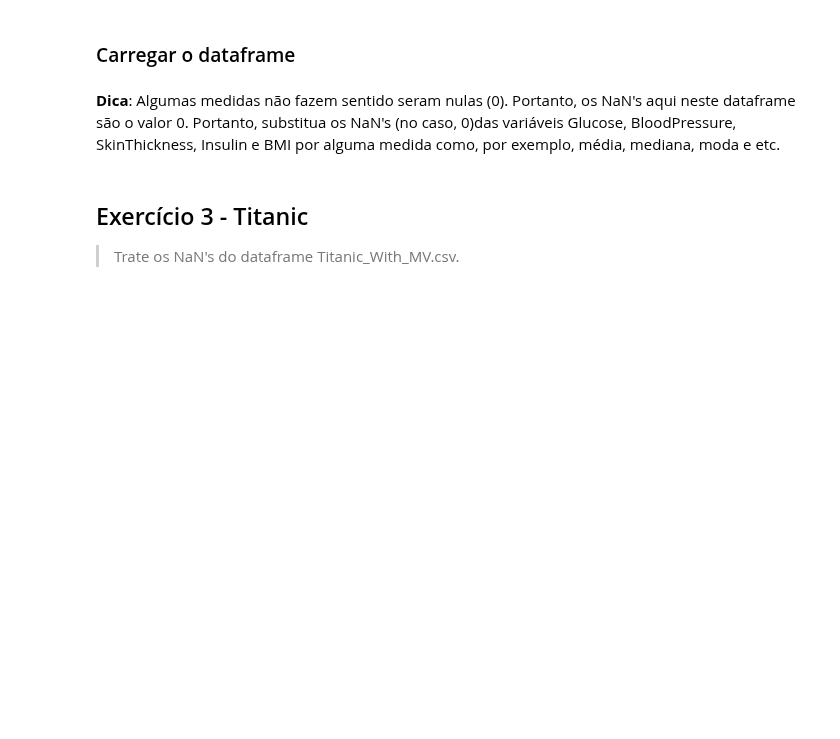
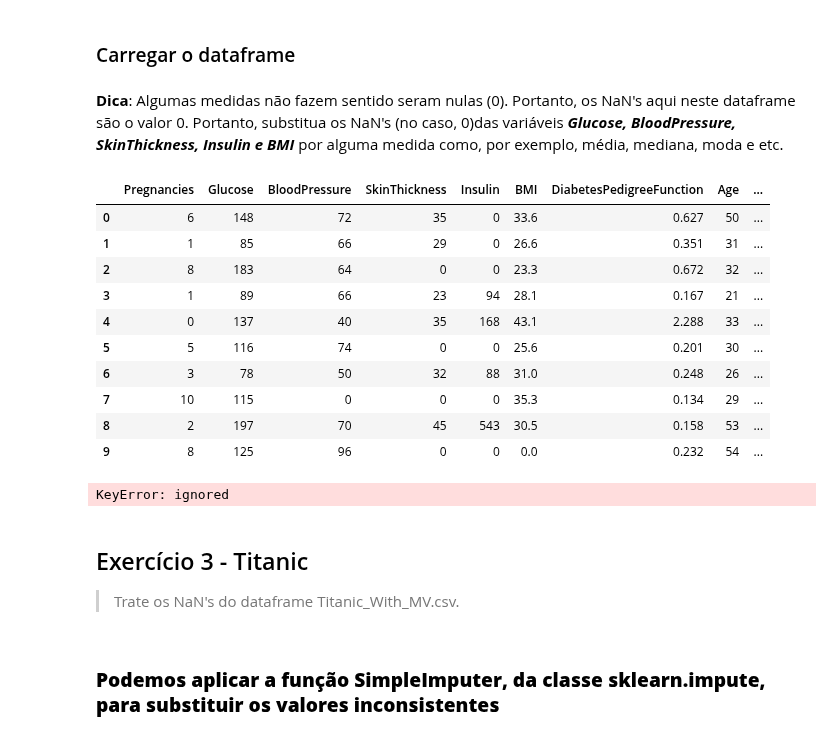
Before and after one commit to amgonca2019/DSWP, a Jupyter notebook: NB10_04__3DP_2_Missing_Value_Handling.ipynb, the cells around one changed output. Drawn from its saved outputs; the diff is of its cells as text; code cells hidden in the pictures; blank space fills up the shorter version.

```diff
--- a/NB10_04__3DP_2_Missing_Value_Handling.ipynb
+++ b/NB10_04__3DP_2_Missing_Value_Handling.ipynb
@@ -427,5 +480,26 @@ df.head()
 # %% [markdown]
-**Dica**: Algumas medidas não fazem sentido seram nulas (0). Portanto, os NaN's aqui neste dataframe são o valor 0. Portanto, substitua os NaN's (no caso, 0)das variáveis Glucose, BloodPressure, SkinThickness, Insulin e BMI por alguma medida como, por exemplo, média, mediana, moda e etc.
+**Dica**: Algumas medidas não fazem sentido seram nulas (0). Portanto, os NaN's aqui neste dataframe são o valor 0. Portanto, substitua os NaN's (no caso, 0)das variáveis ***Glucose, BloodPressure, SkinThickness, Insulin e BMI*** por alguma medida como, por exemplo, média, mediana, moda e etc.
+# %%
+df_diab.head(10)
+# %% [output]
+|  | Pregnancies | Glucose | BloodPressure | SkinThickness | Insulin | BMI | DiabetesPedigreeFunction | Age | ... |
+| 0 | 6 | 148 | 72 | 35 | 0 | 33.6 | 0.627 | 50 | ... |
+| 1 | 1 | 85 | 66 | 29 | 0 | 26.6 | 0.351 | 31 | ... |
+| 2 | 8 | 183 | 64 | 0 | 0 | 23.3 | 0.672 | 32 | ... |
+| 3 | 1 | 89 | 66 | 23 | 94 | 28.1 | 0.167 | 21 | ... |
+| 4 | 0 | 137 | 40 | 35 | 168 | 43.1 | 2.288 | 33 | ... |
+| 5 | 5 | 116 | 74 | 0 | 0 | 25.6 | 0.201 | 30 | ... |
+| 6 | 3 | 78 | 50 | 32 | 88 | 31.0 | 0.248 | 26 | ... |
+| 7 | 10 | 115 | 0 | 0 | 0 | 35.3 | 0.134 | 29 | ... |
+| 8 | 2 | 197 | 70 | 45 | 543 | 30.5 | 0.158 | 53 | ... |
+| 9 | 8 | 125 | 96 | 0 | 0 | 0.0 | 0.232 | 54 | ... |
+# %%
+df_diab['Glucose'].replace({0: df['Glucose'].median()})
+df_diab
+# %% [output]
+KeyError: ignored
 # %% [markdown]
 ## Exercício 3 - Titanic
 > Trate os NaN's do dataframe Titanic_With_MV.csv.
+# %% [markdown]
+### **Podemos aplicar  a função SimpleImputer, da classe sklearn.impute,  para substituir os valores inconsistentes**
```
Also changed, not shown: parts of 10 cells of this notebook.
